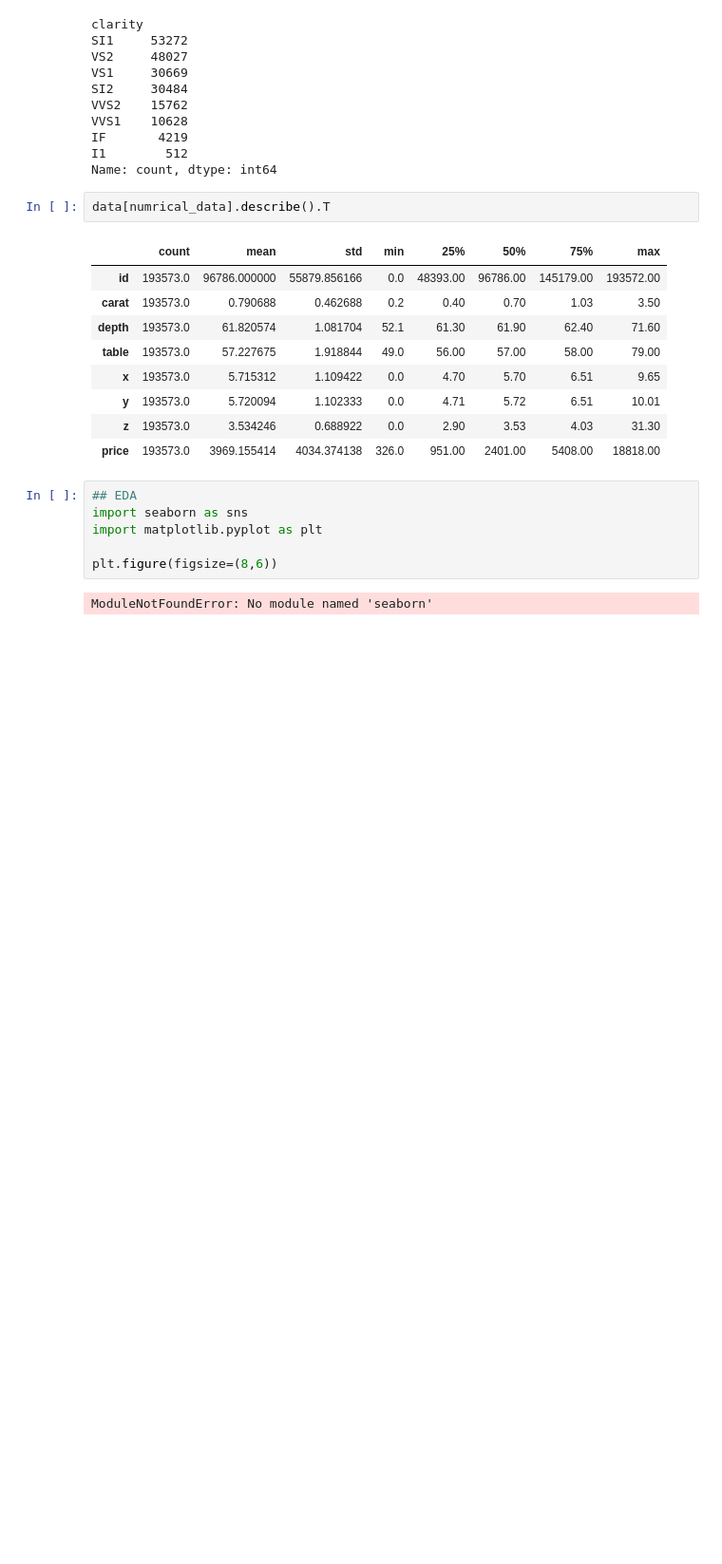
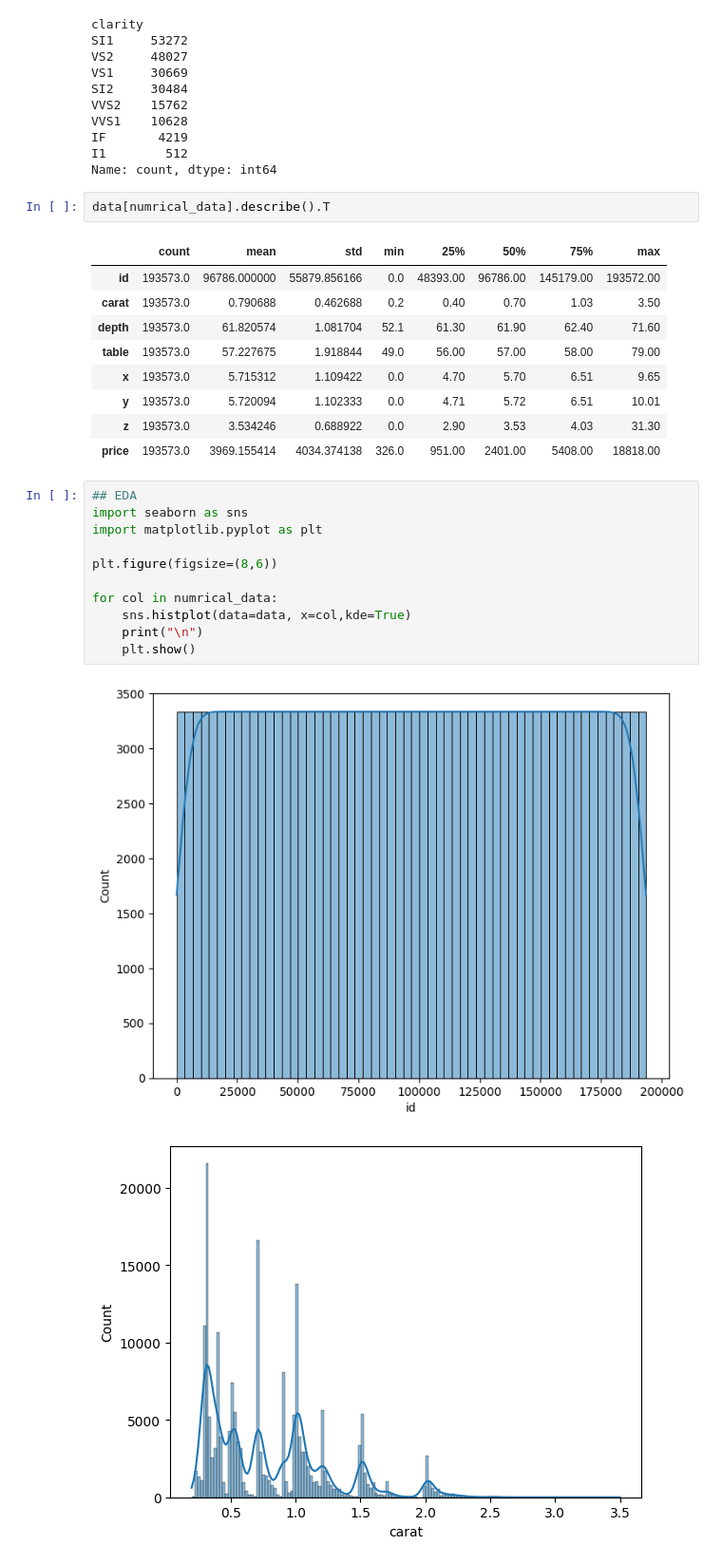
Before and after one commit to Kulbhushan14/FSD_endtoend_project, a Jupyter notebook: notebooks/research.ipynb, the cells around one changed output. Shown at 95% size. Cells and saved outputs as stored; diff of their text form; blank space fills up the shorter version.

```diff
--- a/notebooks/research.ipynb
+++ b/notebooks/research.ipynb
@@ -125,8 +125,14 @@ data[numrical_data].describe().T
 # %%
 ## EDA
 import seaborn as sns
 import matplotlib.pyplot as plt
 
 plt.figure(figsize=(8,6))
+
+for col in numrical_data:
+    sns.histplot(data=data, x=col,kde=True)
+    print("\n")
+    plt.show()
 # %% [output]
-ModuleNotFoundError: No module named 'seaborn'
+[figure, added]
+[figure, added]
```
Also changed, not shown: parts of 8 cells of this notebook.
